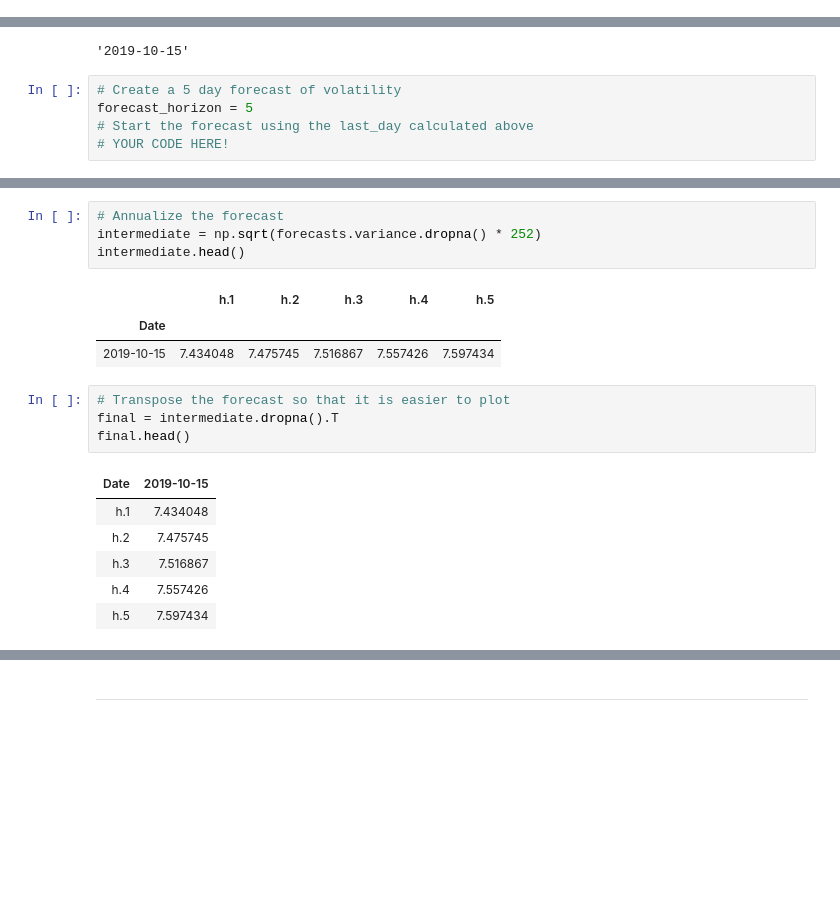
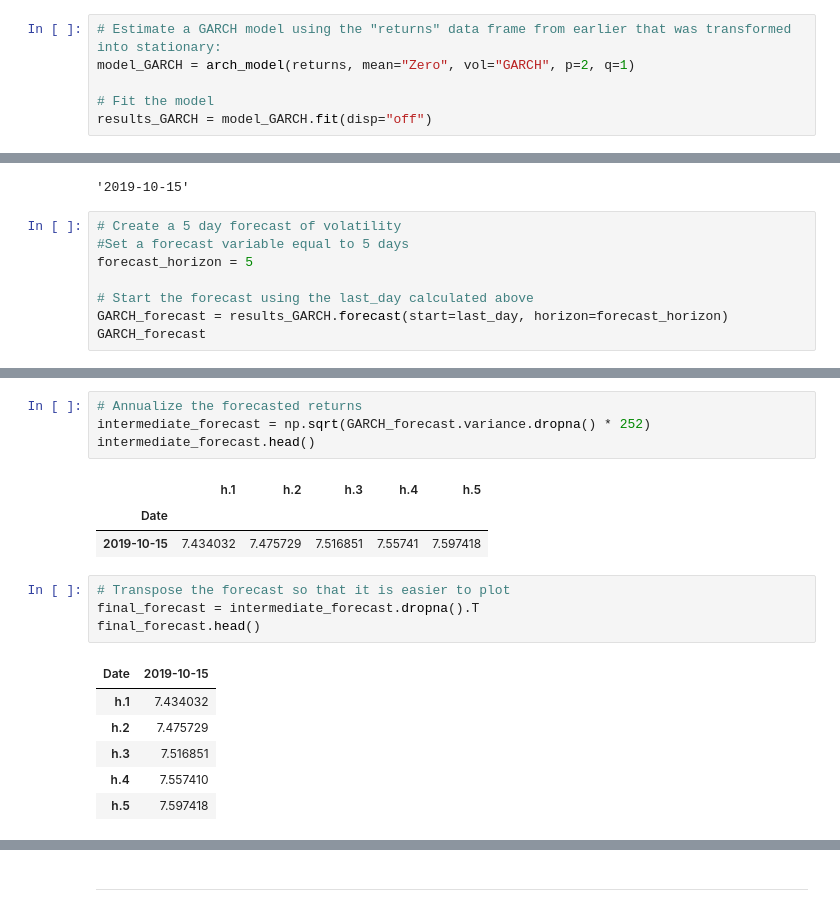
Before and after one commit to bradkaley/Currency_Predictions, a Jupyter notebook: time_series_analysis.ipynb, the cells around one changed output, grey strips where cells are left out. Drawn from its saved outputs; the diff is of its cells as text; blank space fills up the shorter version.

Commit message:
Completed GARCH model code

```diff
--- a/time_series_analysis.ipynb
+++ b/time_series_analysis.ipynb
@@ -220,2 +215,8 @@ import arch
+# %%
+# Estimate a GARCH model using the "returns" data frame from earlier that was transformed into stationary:
+model_GARCH = arch_model(returns, mean="Zero", vol="GARCH", p=2, q=1)
+
+# Fit the model
+results_GARCH = model_GARCH.fit(disp="off")
 # %%
 # Summarize the model results
@@ -245,6 +246,9 @@ last_day
 '2019-10-15'
 # %%
 # Create a 5 day forecast of volatility
+#Set a forecast variable equal to 5 days
 forecast_horizon = 5
+
 # Start the forecast using the last_day calculated above
-# YOUR CODE HERE!
+GARCH_forecast = results_GARCH.forecast(start=last_day, horizon=forecast_horizon)
+GARCH_forecast
@@ -251,19 +266,19 @@ forecast_horizon = 5
 # %%
-# Annualize the forecast
-intermediate = np.sqrt(forecasts.variance.dropna() * 252)
-intermediate.head()
+# Annualize the forecasted returns
+intermediate_forecast = np.sqrt(GARCH_forecast.variance.dropna() * 252)
+intermediate_forecast.head()
 # %% [output]
 |  | h.1 | h.2 | h.3 | h.4 | h.5 |
 | Date |  |  |  |  |  |
-| 2019-10-15 | 7.434048 | 7.475745 | 7.516867 | 7.557426 | 7.597434 |
+| 2019-10-15 | 7.434032 | 7.475729 | 7.516851 | 7.55741 | 7.597418 |
 # %%
 # Transpose the forecast so that it is easier to plot
-final = intermediate.dropna().T
-final.head()
+final_forecast = intermediate_forecast.dropna().T
+final_forecast.head()
 # %% [output]
 | Date | 2019-10-15 |
-| h.1 | 7.434048 |
-| h.2 | 7.475745 |
-| h.3 | 7.516867 |
-| h.4 | 7.557426 |
-| h.5 | 7.597434 |
+| h.1 | 7.434032 |
+| h.2 | 7.475729 |
+| h.3 | 7.516851 |
+| h.4 | 7.557410 |
+| h.5 | 7.597418 |
```
Also changed, not shown: parts of 8 cells of this notebook.
